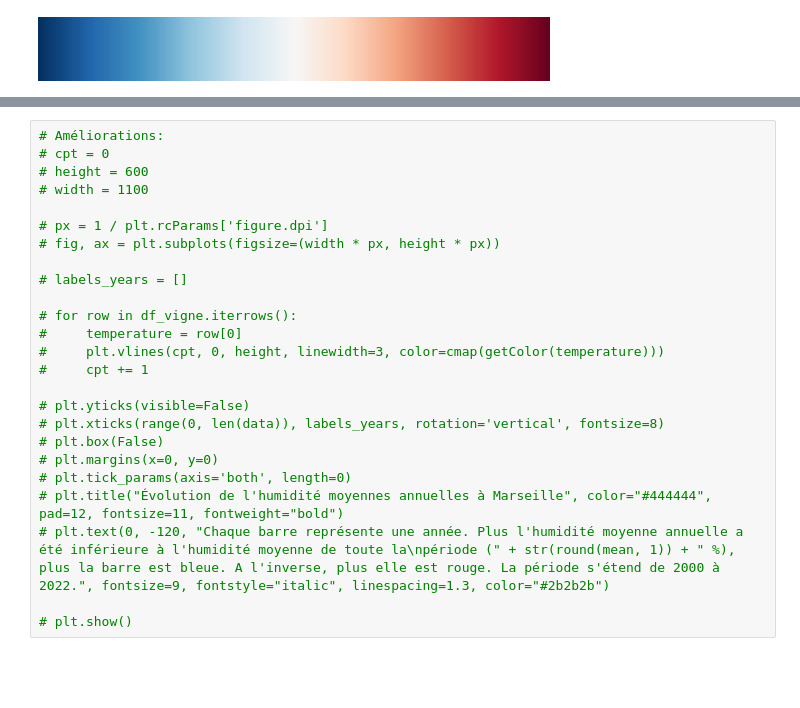
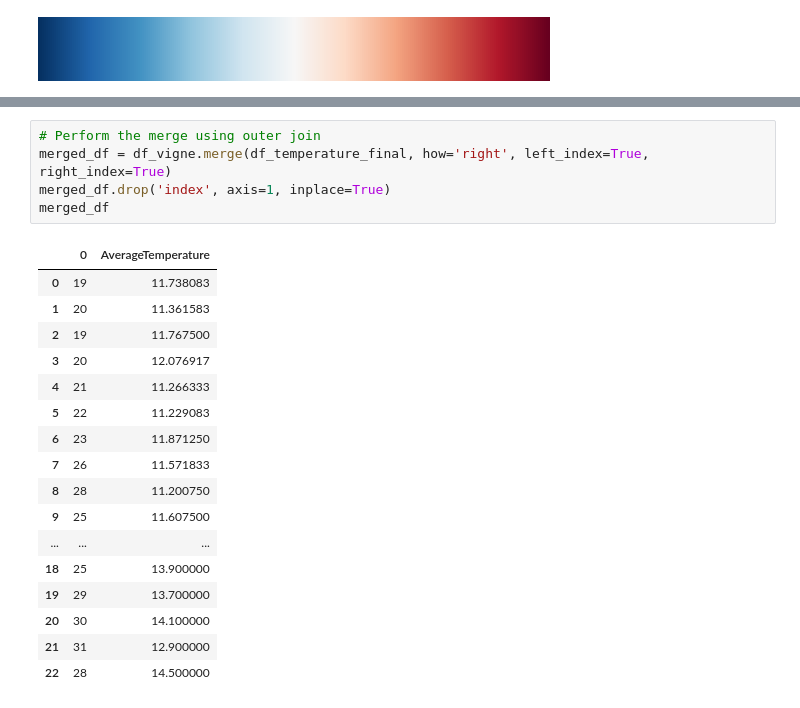
Before and after one commit to DylanLavoue/IA_Voltron, a Jupyter notebook: voltron_ia/notebooks/dataprocessing_vigne/data_theo.ipynb, the cells around one changed output, grey strips where cells are left out. Drawn from its saved outputs; the diff is of its cells as text; blank space fills up the shorter version.

```diff
--- a/voltron_ia/notebooks/dataprocessing_vigne/data_theo.ipynb
+++ b/voltron_ia/notebooks/dataprocessing_vigne/data_theo.ipynb
@@ -203,25 +225,23 @@ plt.show()
-# %%
-# Améliorations:
-# cpt = 0
-# height = 600
-# width = 1100
-
-# px = 1 / plt.rcParams['figure.dpi']
-# fig, ax = plt.subplots(figsize=(width * px, height * px))
-
-# labels_years = []
-
-# for row in df_vigne.iterrows():
-#     temperature = row[0]
-#     plt.vlines(cpt, 0, height, linewidth=3, color=cmap(getColor(temperature)))
-#     cpt += 1
-
-# plt.yticks(visible=False)
-# plt.xticks(range(0, len(data)), labels_years, rotation='vertical', fontsize=8)
-# plt.box(False)
-# plt.margins(x=0, y=0)
-# plt.tick_params(axis='both', length=0)
-# plt.title("Évolution de l'humidité moyennes annuelles à Marseille", color="#444444", pad=12, fontsize=11, fontweight="bold")
-# plt.text(0, -120, "Chaque barre représente une année. Plus l'humidité moyenne annuelle a été inférieure à l'humidité moyenne de toute la\npériode (" + str(round(mean, 1)) + " %), plus la barre est bleue. A l'inverse, plus elle est rouge. La période s'étend de 2000 à 2022.", fontsize=9, fontstyle="italic", linespacing=1.3, color="#2b2b2b")
-
-# plt.show()
+# %%
+# Perform the merge using outer join
+merged_df = df_vigne.merge(df_temperature_final, how='right', left_index=True, right_index=True)
+merged_df.drop('index', axis=1, inplace=True)
+merged_df
+# %% [output]
+|  | 0 | AverageTemperature |
+| 0 | 19 | 11.738083 |
+| 1 | 20 | 11.361583 |
+| 2 | 19 | 11.767500 |
+| 3 | 20 | 12.076917 |
+| 4 | 21 | 11.266333 |
+| 5 | 22 | 11.229083 |
+| 6 | 23 | 11.871250 |
+| 7 | 26 | 11.571833 |
+| 8 | 28 | 11.200750 |
+| 9 | 25 | 11.607500 |
+| ... | ... | ... |
+| 18 | 25 | 13.900000 |
+| 19 | 29 | 13.700000 |
+| 20 | 30 | 14.100000 |
+| 21 | 31 | 12.900000 |
+| 22 | 28 | 14.500000 |
```
Also changed, not shown: parts of 10 cells of this notebook, 6 other files.
